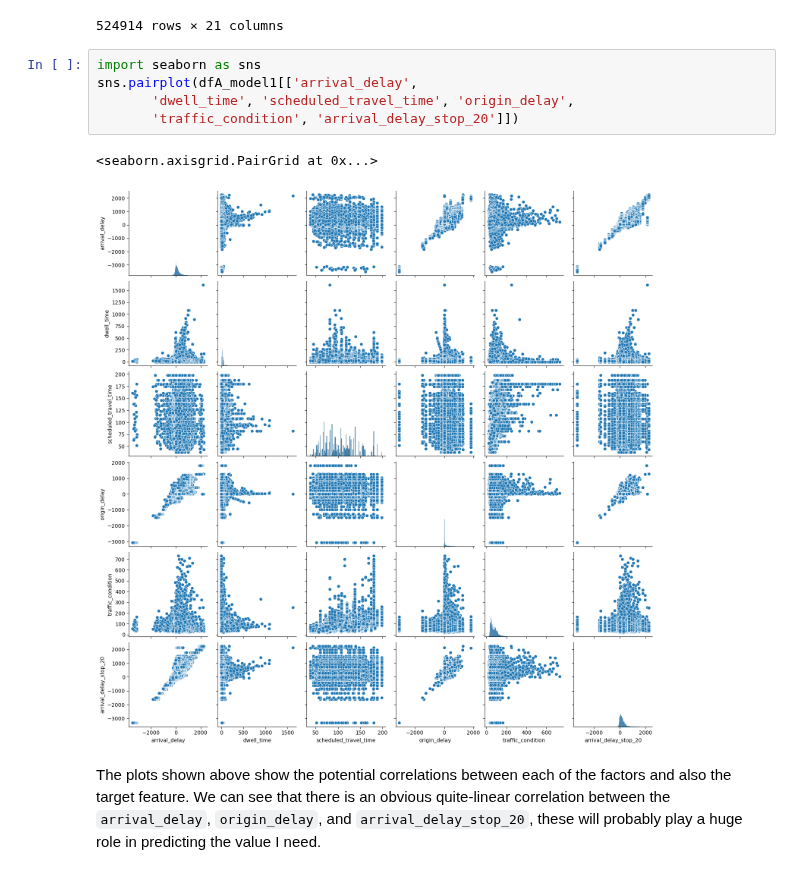
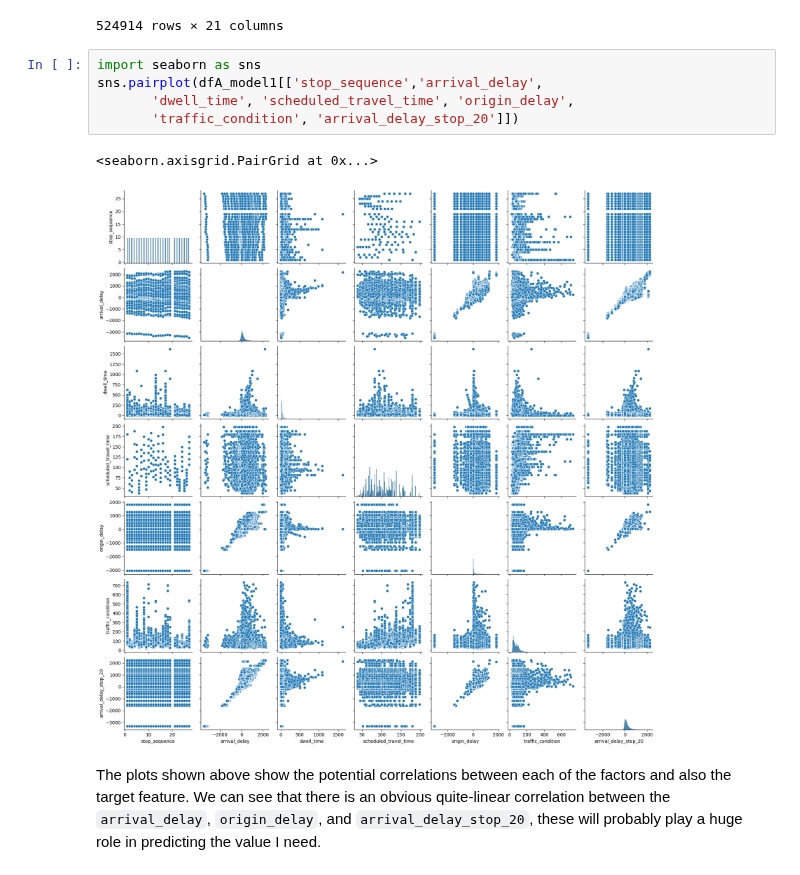
Before and after one commit to Gioalf/AH2179, a Jupyter notebook: project/AIprojectGioAlf.ipynb, the cells around one changed output. Cells and saved outputs as stored; diff of their text form.

Commit message:
starting model 2

```diff
--- a/project/AIprojectGioAlf.ipynb
+++ b/project/AIprojectGioAlf.ipynb
@@ -304,12 +304,12 @@ dfA_model1
 524914 rows × 21 columns
 # %%
 import seaborn as sns
-sns.pairplot(dfA_model1[['arrival_delay',
+sns.pairplot(dfA_model1[['stop_sequence','arrival_delay',
        'dwell_time', 'scheduled_travel_time', 'origin_delay',
        'traffic_condition', 'arrival_delay_stop_20']])
 # %% [output]
 <seaborn.axisgrid.PairGrid at 0x...>
-[figure, old version]
+[figure, new version]
 # %% [markdown]
 The plots shown above show the potential correlations between each of the factors and also the target feature. We can see that there is an obvious quite-linear correlation between the `arrival_delay`, `origin_delay`, and `arrival_delay_stop_20`, these will probably play a huge role in predicting the value I need.
 # %%
```
Also changed, not shown: parts of 11 cells of this notebook.
